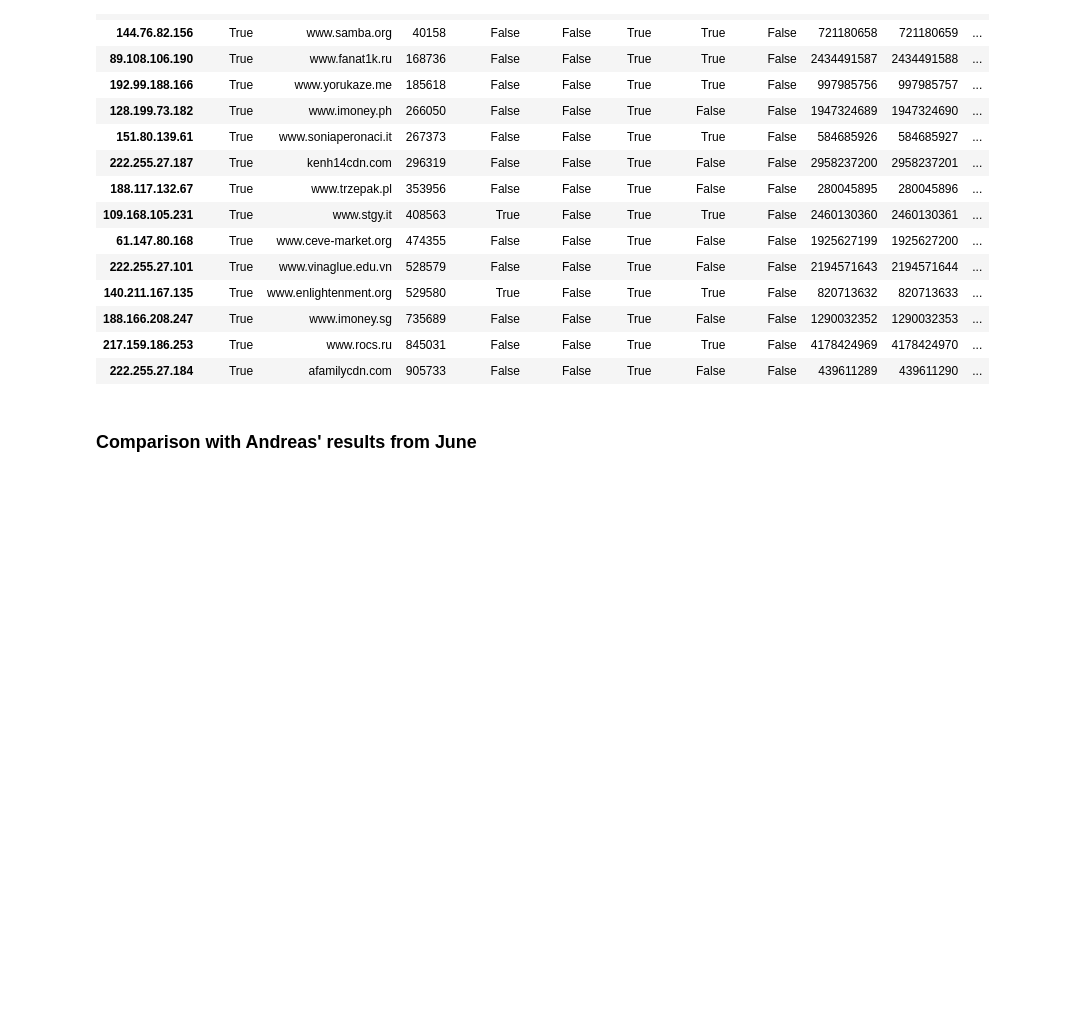
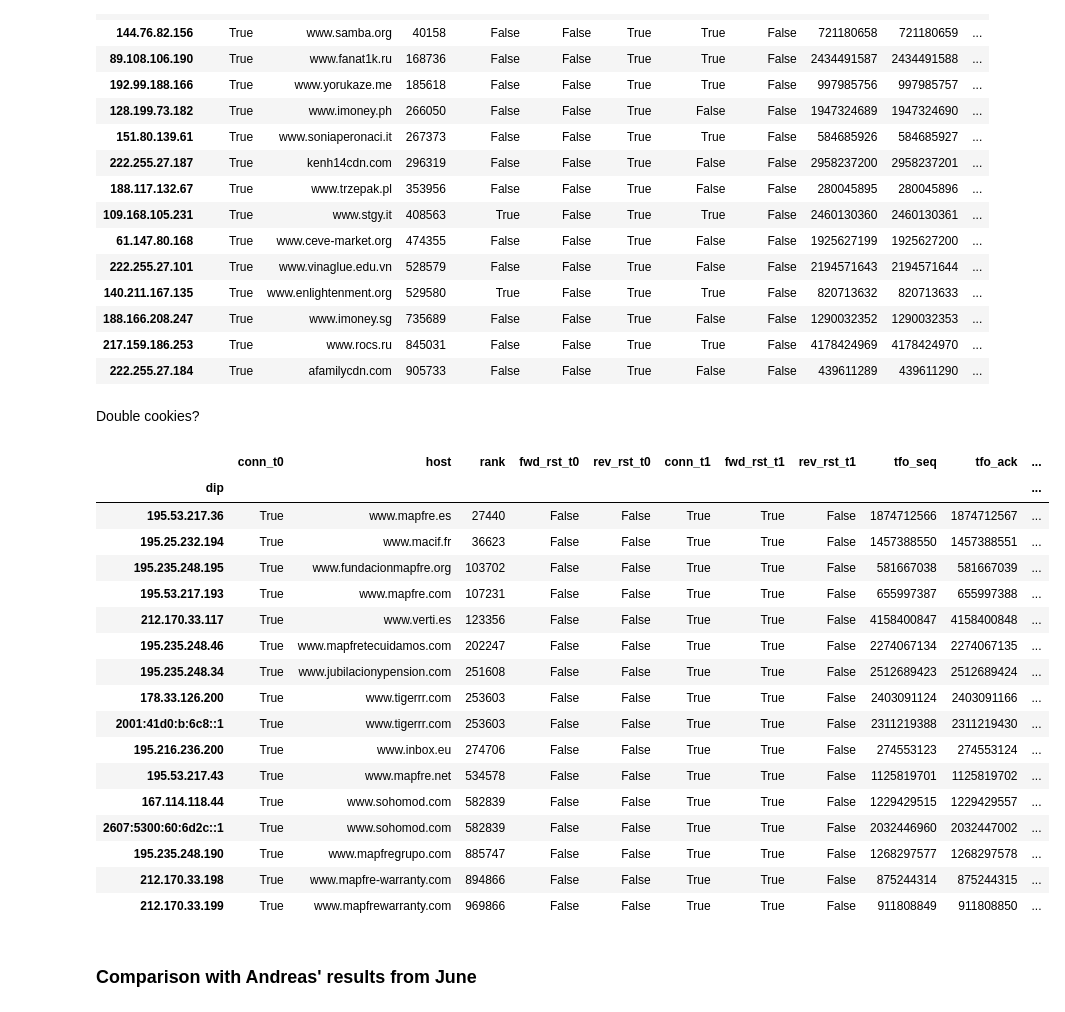
Before and after one commit to mami-project/must-go-faster, a Jupyter notebook: tfo/tfo_1m_analysis.ipynb, the cells around one changed output. Cells and saved outputs as stored; diff of their text form; code cells hidden in the pictures; blank space fills up the shorter version.

```diff
--- a/tfo/tfo_1m_analysis.ipynb
+++ b/tfo/tfo_1m_analysis.ipynb
@@ -310,6 +312,29 @@ sieve6all['expcookie']
 | 188.166.208.247 | True | www.imoney.sg | 735689 | False | False | True | False | False | 1290032352 | 1290032353 | ... |
 | 217.159.186.253 | True | www.rocs.ru | 845031 | False | False | True | True | False | 4178424969 | 4178424970 | ... |
 | 222.255.27.184 | True | afamilycdn.com | 905733 | False | False | True | False | False | 439611289 | 439611290 | ... |
+# %% [markdown]
+Double cookies?
+# %%
+sieve6all['twocookie']
+# %% [output]
+|  | conn_t0 | host | rank | fwd_rst_t0 | rev_rst_t0 | conn_t1 | fwd_rst_t1 | rev_rst_t1 | tfo_seq | tfo_ack | ... |
+| dip |  |  |  |  |  |  |  |  |  |  | ... |
+| 195.53.217.36 | True | www.mapfre.es | 27440 | False | False | True | True | False | 1874712566 | 1874712567 | ... |
+| 195.25.232.194 | True | www.macif.fr | 36623 | False | False | True | True | False | 1457388550 | 1457388551 | ... |
+| 195.235.248.195 | True | www.fundacionmapfre.org | 103702 | False | False | True | True | False | 581667038 | 581667039 | ... |
+| 195.53.217.193 | True | www.mapfre.com | 107231 | False | False | True | True | False | 655997387 | 655997388 | ... |
+| 212.170.33.117 | True | www.verti.es | 123356 | False | False | True | True | False | 4158400847 | 4158400848 | ... |
+| 195.235.248.46 | True | www.mapfretecuidamos.com | 202247 | False | False | True | True | False | 2274067134 | 2274067135 | ... |
+| 195.235.248.34 | True | www.jubilacionypension.com | 251608 | False | False | True | True | False | 2512689423 | 2512689424 | ... |
+| 178.33.126.200 | True | www.tigerrr.com | 253603 | False | False | True | True | False | 2403091124 | 2403091166 | ... |
+| 2001:41d0:b:6c8::1 | True | www.tigerrr.com | 253603 | False | False | True | True | False | 2311219388 | 2311219430 | ... |
+| 195.216.236.200 | True | www.inbox.eu | 274706 | False | False | True | True | False | 274553123 | 274553124 | ... |
+| 195.53.217.43 | True | www.mapfre.net | 534578 | False | False | True | True | False | 1125819701 | 1125819702 | ... |
+| 167.114.118.44 | True | www.sohomod.com | 582839 | False | False | True | True | False | 1229429515 | 1229429557 | ... |
+| 2607:5300:60:6d2c::1 | True | www.sohomod.com | 582839 | False | False | True | True | False | 2032446960 | 2032447002 | ... |
+| 195.235.248.190 | True | www.mapfregrupo.com | 885747 | False | False | True | True | False | 1268297577 | 1268297578 | ... |
+| 212.170.33.198 | True | www.mapfre-warranty.com | 894866 | False | False | True | True | False | 875244314 | 875244315 | ... |
+| 212.170.33.199 | True | www.mapfrewarranty.com | 969866 | False | False | True | True | False | 911808849 | 911808850 | ... |
 # %% [markdown]
 ### Comparison with Andreas' results from June
 # %%
```
Also changed, not shown: parts of 2 cells of this notebook, 2 other files.
